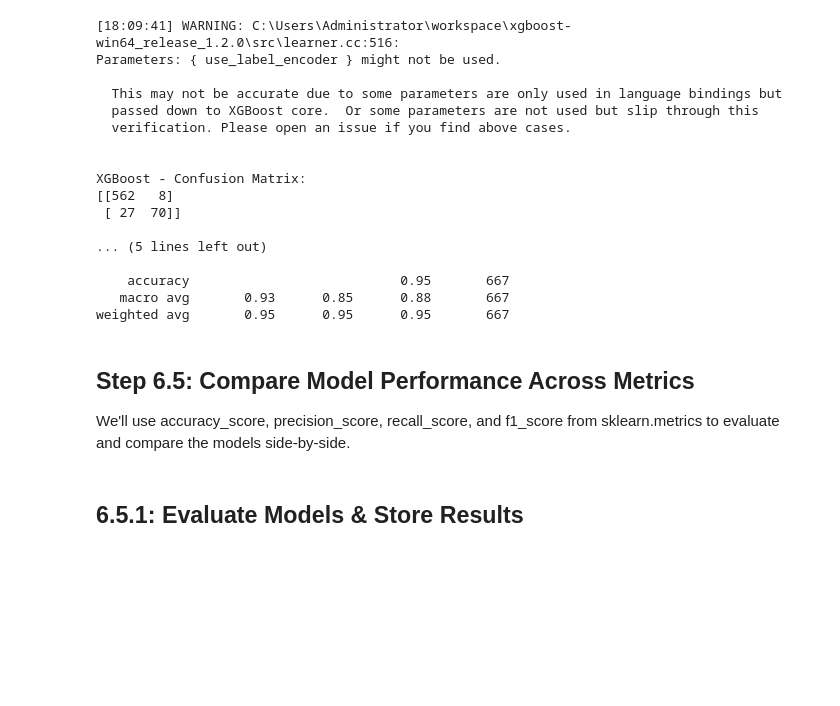
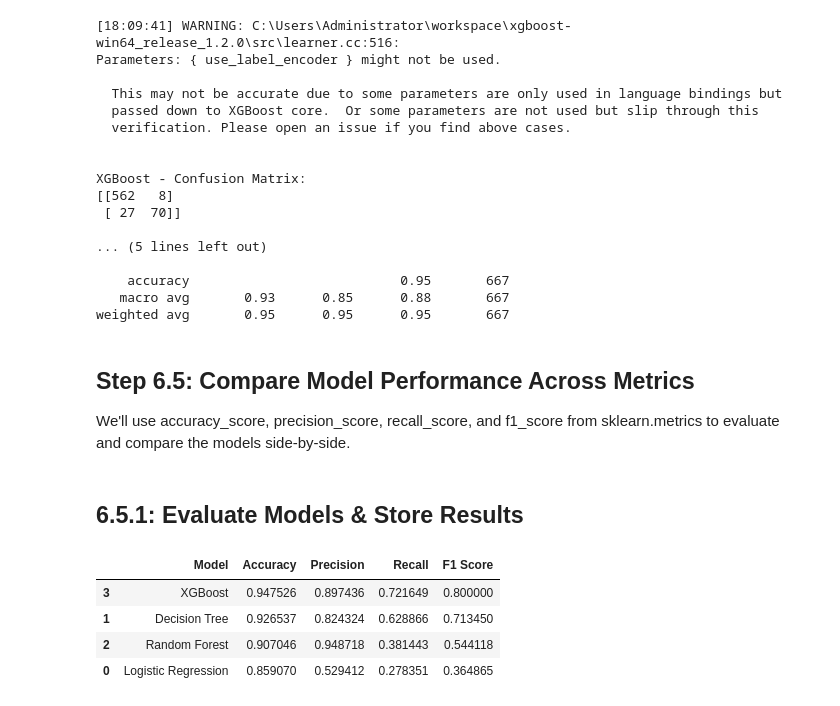
Before and after one commit to BMwihia/Customer-Churn-Analysis, a Jupyter notebook: notebooks/Customer Churn.ipynb, the cells around one changed output. Cells and saved outputs as stored; diff of their text form; code cells hidden in the pictures; blank space fills up the shorter version.

```diff
--- a/notebooks/Customer Churn.ipynb
+++ b/notebooks/Customer Churn.ipynb
@@ -1072,3 +1072,37 @@ weighted avg       0.95      0.95      0.95       667
 We'll use accuracy_score, precision_score, recall_score, and f1_score from sklearn.metrics to evaluate and compare the models side-by-side.
 # %% [markdown]
 ## 6.5.1: Evaluate Models & Store Results
+# %%
+from sklearn.metrics import accuracy_score, precision_score, recall_score, f1_score
+
+# Define a helper function to evaluate model predictions
+def evaluate_model(y_true, y_pred, model_name):
+    return {
+        'Model': model_name,
+        'Accuracy': accuracy_score(y_true, y_pred),
+        'Precision': precision_score(y_true, y_pred),
+        'Recall': recall_score(y_true, y_pred),
+        'F1 Score': f1_score(y_true, y_pred)
+    }
+
+# Store evaluation results
+results = []
+
+# Evaluate each model
+results.append(evaluate_model(y_test, y_pred, "Logistic Regression"))
+results.append(evaluate_model(y_test, y_pred_tree, "Decision Tree"))
+results.append(evaluate_model(y_test, y_pred_rf, "Random Forest"))
+results.append(evaluate_model(y_test, y_pred_xgb, "XGBoost"))
+
+# Create DataFrame
+import pandas as pd
+results_df = pd.DataFrame(results)
+
+# Display
+results_df.sort_values(by="F1 Score", ascending=False)
+# %% [output]
+|  | Model | Accuracy | Precision | Recall | F1 Score |
+| 3 | XGBoost | 0.947526 | 0.897436 | 0.721649 | 0.800000 |
+| 1 | Decision Tree | 0.926537 | 0.824324 | 0.628866 | 0.713450 |
+| 2 | Random Forest | 0.907046 | 0.948718 | 0.381443 | 0.544118 |
+| 0 | Logistic Regression | 0.859070 | 0.529412 | 0.278351 | 0.364865 |
```
Also changed, not shown: parts of 7 cells of this notebook.
